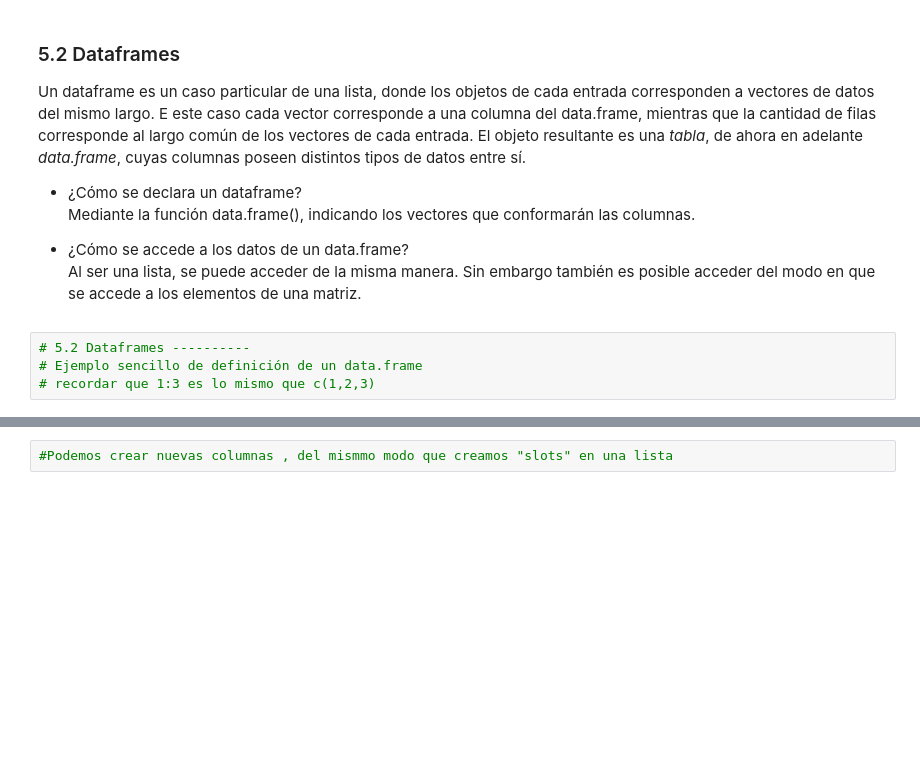
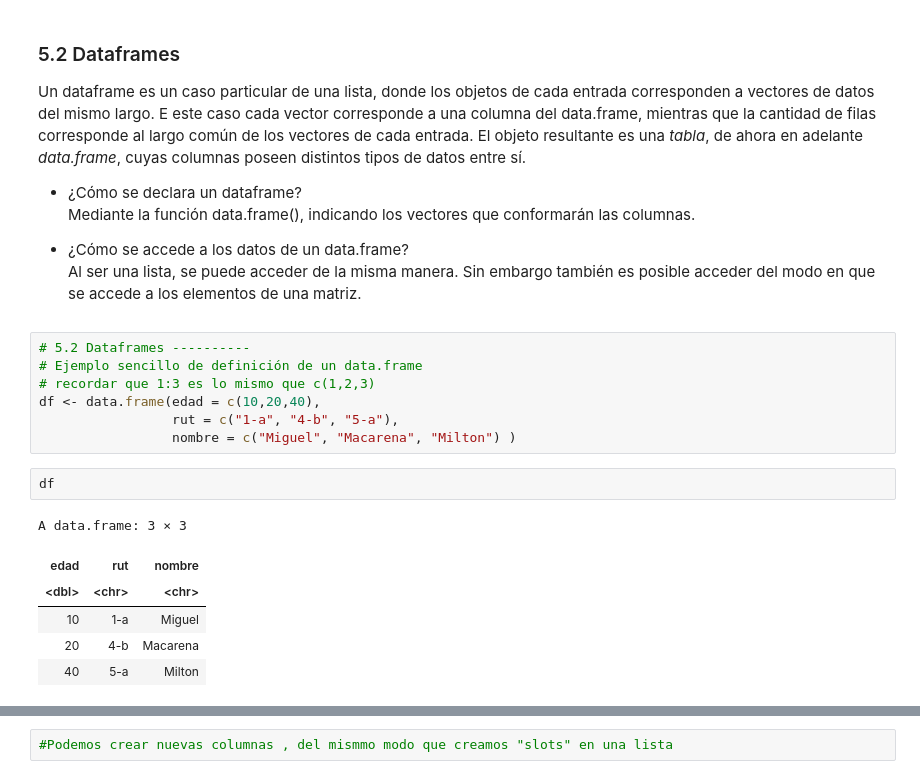
Before and after one commit to majorquev/DBDC_202409_Programacion_en_R_para_ciencia_de_datos, a Jupyter notebook: Clases/C2/Clase_2_02_listas_y_dataframes.ipynb, the cells around one changed output, grey strips where cells are left out. Saved outputs shown, nothing was run; the diff lists cells and outputs as text; blank space fills up the shorter version.

```diff
--- a/Clases/C2/Clase_2_02_listas_y_dataframes.ipynb
+++ b/Clases/C2/Clase_2_02_listas_y_dataframes.ipynb
@@ -73,6 +296,18 @@ Un dataframe es un caso particular de una lista, donde los objetos de cada entra
 # 5.2 Dataframes ----------
 # Ejemplo sencillo de definición de un data.frame
 # recordar que 1:3 es lo mismo que c(1,2,3)
+df <- data.frame(edad = c(10,20,40),
+                 rut = c("1-a", "4-b", "5-a"),
+                 nombre = c("Miguel", "Macarena", "Milton") )
+# %%
+df
+# %% [output]
+A data.frame: 3 × 3
+| edad | rut | nombre |
+| <dbl> | <chr> | <chr> |
+| 10 | 1-a | Miguel |
+| 20 | 4-b | Macarena |
+| 40 | 5-a | Milton |
 # %%
 # Acceso a columnas de un data.frame
 ## Igual que en una lista
```
Also changed, not shown: parts of 51 cells of this notebook.
